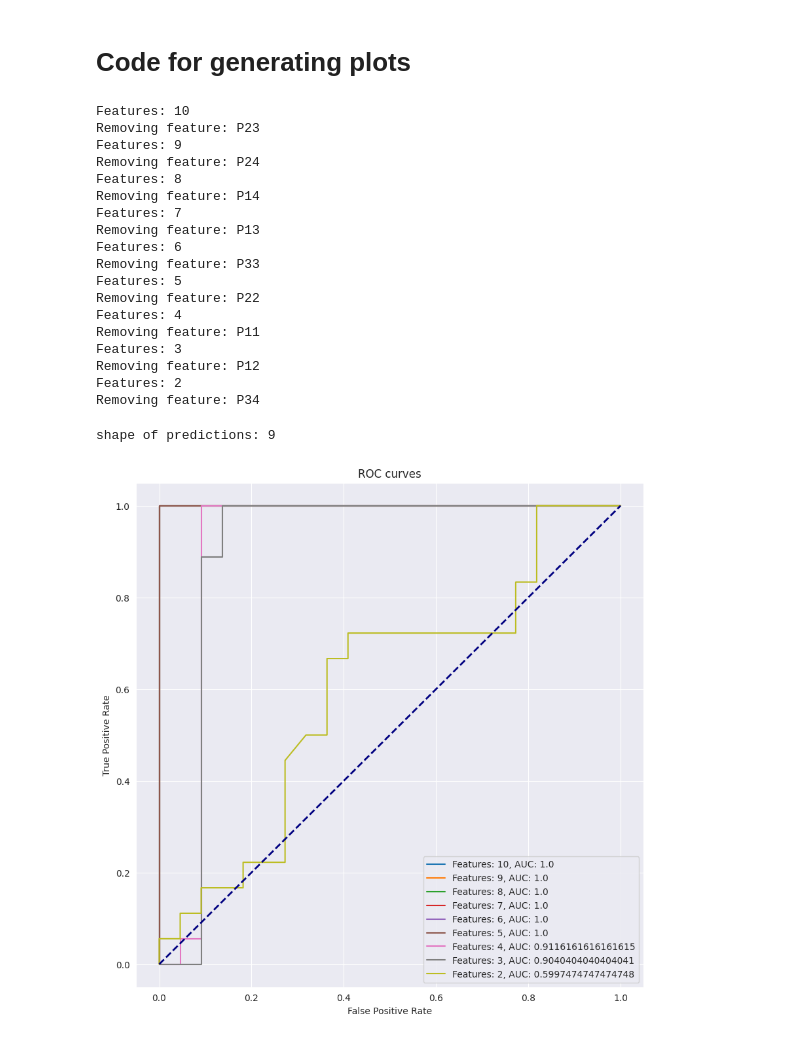
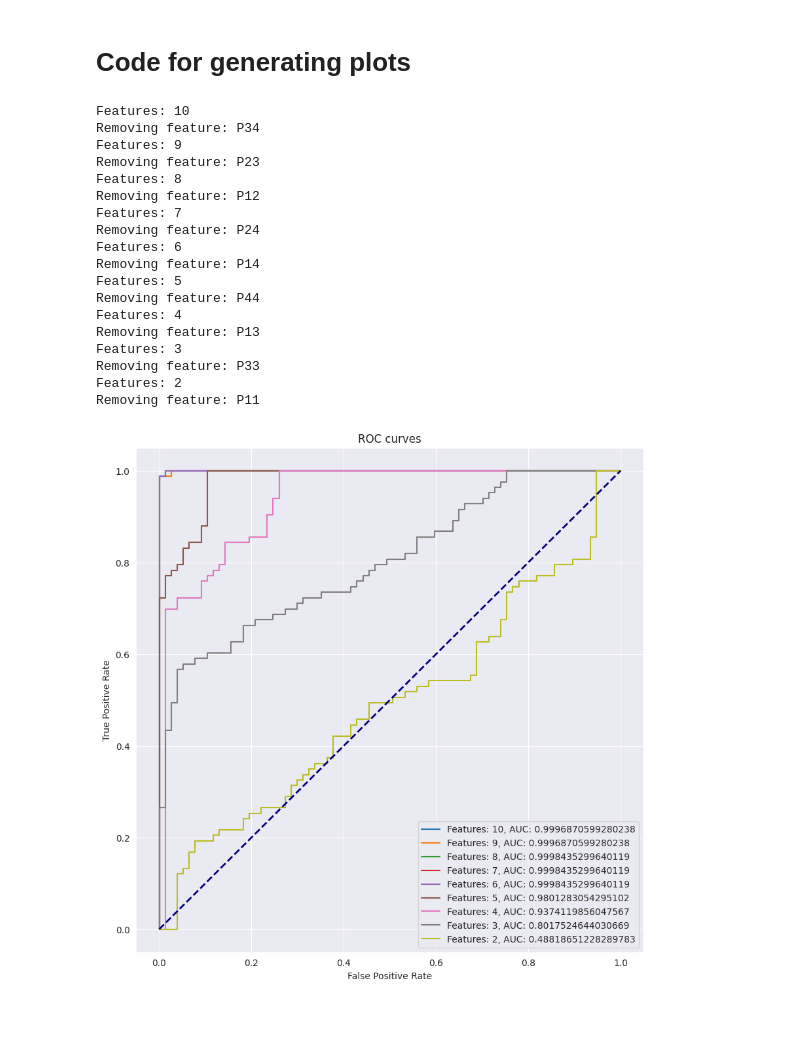
Before and after one commit to Brusa99/EntanglementDetectionQML, a Jupyter notebook: qsvm/qsvm_haar_obs.ipynb, the cells around one changed output. Cells and saved outputs as stored; diff of their text form; code cells hidden in the pictures.

Commit message:
better ROC curves

```diff
--- a/qsvm/qsvm_haar_obs.ipynb
+++ b/qsvm/qsvm_haar_obs.ipynb
@@ -78,7 +78,7 @@ The dataset is undersampled to reduce the number of samples to 200.
 We use a random undersampler to keep the dataset balanced.
 # %%
 # undersampling
-sampling_strategy = {0: 100, 1: 100}
+sampling_strategy = {0: 160, 1: 160}
 undersample = RandomUnderSampler(sampling_strategy = sampling_strategy)
 X_resampled, y_resampled = undersample.fit_resample(X, y)
 
@@ -93,7 +93,7 @@ Name: count, dtype: int64
 ## Train and Test Split
 # %%
 # Train/test split
-X_train, X_test, y_train, y_test = train_test_split(X_resampled, y_resampled, test_size=0.2)
+X_train, X_test, y_train, y_test = train_test_split(X_resampled, y_resampled, test_size=0.5)
 print(f"Train size: {len(X_train)}")
 print(f"Test size: {len(X_test)}")
 # %% [output]
@@ -296,7 +296,7 @@ while len(X_train.columns) > 1:
             K[j, i] = K[i, j]  # the kernel matrix is symmetric
 
     # train the SVM model
-    model = svm.SVC(kernel='precomputed', probability=True)
+    model = svm.SVC(kernel='precomputed')
     model.fit(K, y_train)
 
     # compute the kernel matrix for the test data
@@ -308,7 +308,7 @@ while len(X_train.columns) > 1:
             K[i, j] = manual_quantum_kernel(X_train.iloc[j], X_test.iloc[i])
 
     # predict the test data
-    prediction = model.predict_proba(K)
+    prediction = model.decision_function(K)
     predictions.append(prediction)
 
     # perform the feature reduction
@@ -327,51 +327,46 @@ while len(X_train.columns) > 1:
     X_test = X_test.drop(lr_coefficients_sorted.index[-1], axis=1)
 # %% [output]
 Features: 10
+Removing feature: P34
+Features: 9
 Removing feature: P23
-Features: 9
+Features: 8
+Removing feature: P12
+Features: 7
 Removing feature: P24
-Features: 8
+Features: 6
 Removing feature: P14
-Features: 7
+Features: 5
+Removing feature: P44
+Features: 4
 Removing feature: P13
-Features: 6
+Features: 3
 Removing feature: P33
-Features: 5
-Removing feature: P22
-Features: 4
+Features: 2
 Removing feature: P11
-Features: 3
-Removing feature: P12
-Features: 2
-Removing feature: P34
-# %%
-print(f"shape of predictions: {len(predictions)}")
-predi
-# %% [output]
-shape of predictions: 9
 # %%
 import matplotlib.pyplot as plt
 from sklearn.metrics import roc_curve, auc
 
 features = [10, 9, 8, 7, 6, 5, 4, 3, 2]
 fprs, tprs, aucs = [], [], []
 for prediction in predictions:
-    probas = prediction[:, 1]
+    probas = prediction
 
     fpr, tpr, _ = roc_curve(y_test, probas)
     fprs.append(fpr)
     tprs.append(tpr)
     aucs.append(auc(fpr, tpr))
 
 plt.figure(figsize=(10, 10))
 for i in range(len(fprs)):
     plt.plot(fprs[i], tprs[i], label=f"Features: {features[i]}, AUC: {aucs[i]}")
 
 plt.plot([0, 1], [0, 1], color='navy', lw=2, linestyle='--')
 plt.xlabel('False Positive Rate')
 plt.ylabel('True Positive Rate')
 plt.title('ROC curves')
 plt.legend()
 plt.show()
 # %% [output]
-[figure, old version]
+[figure, new version]
```
Also changed, not shown: parts of 4 cells of this notebook.
